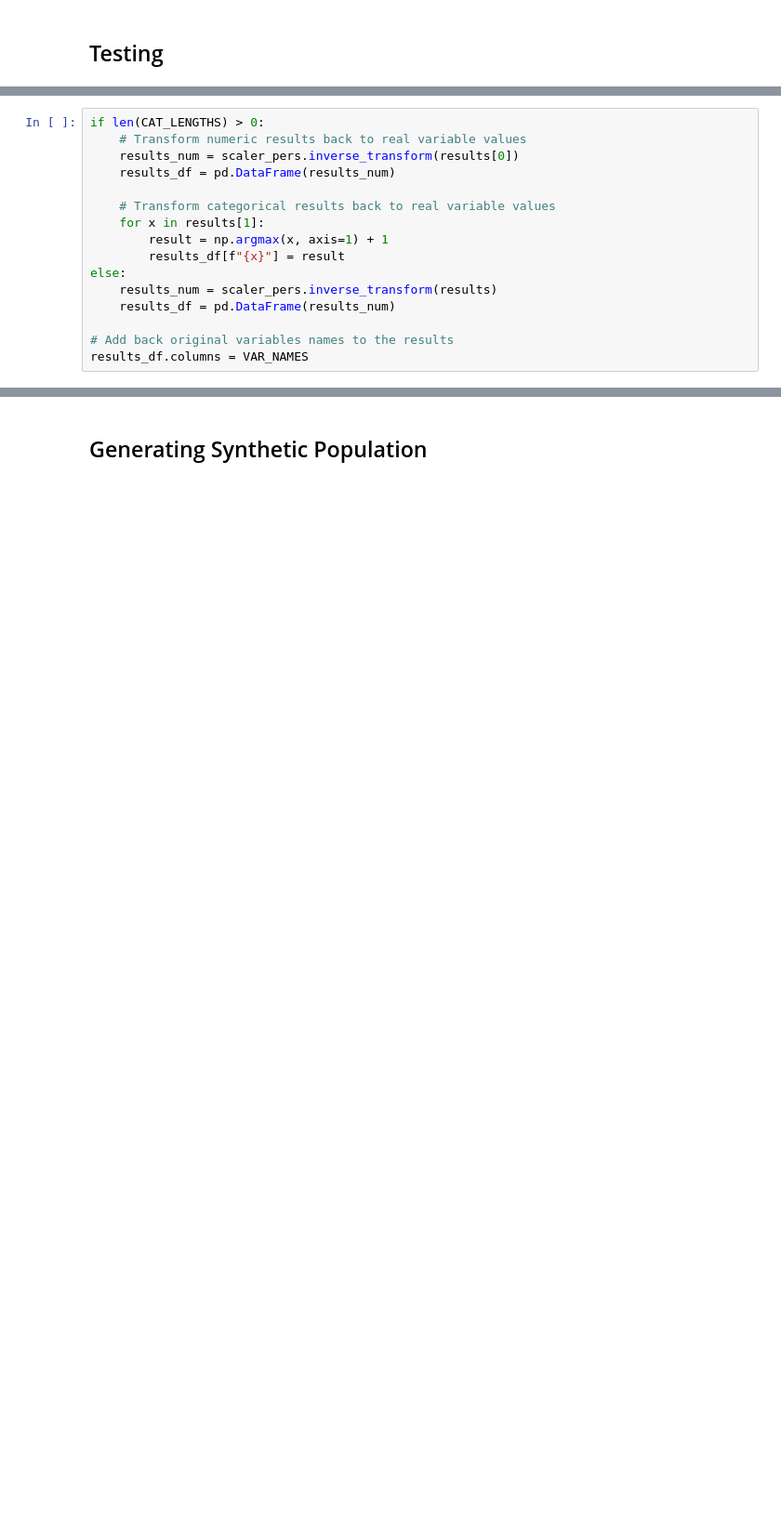
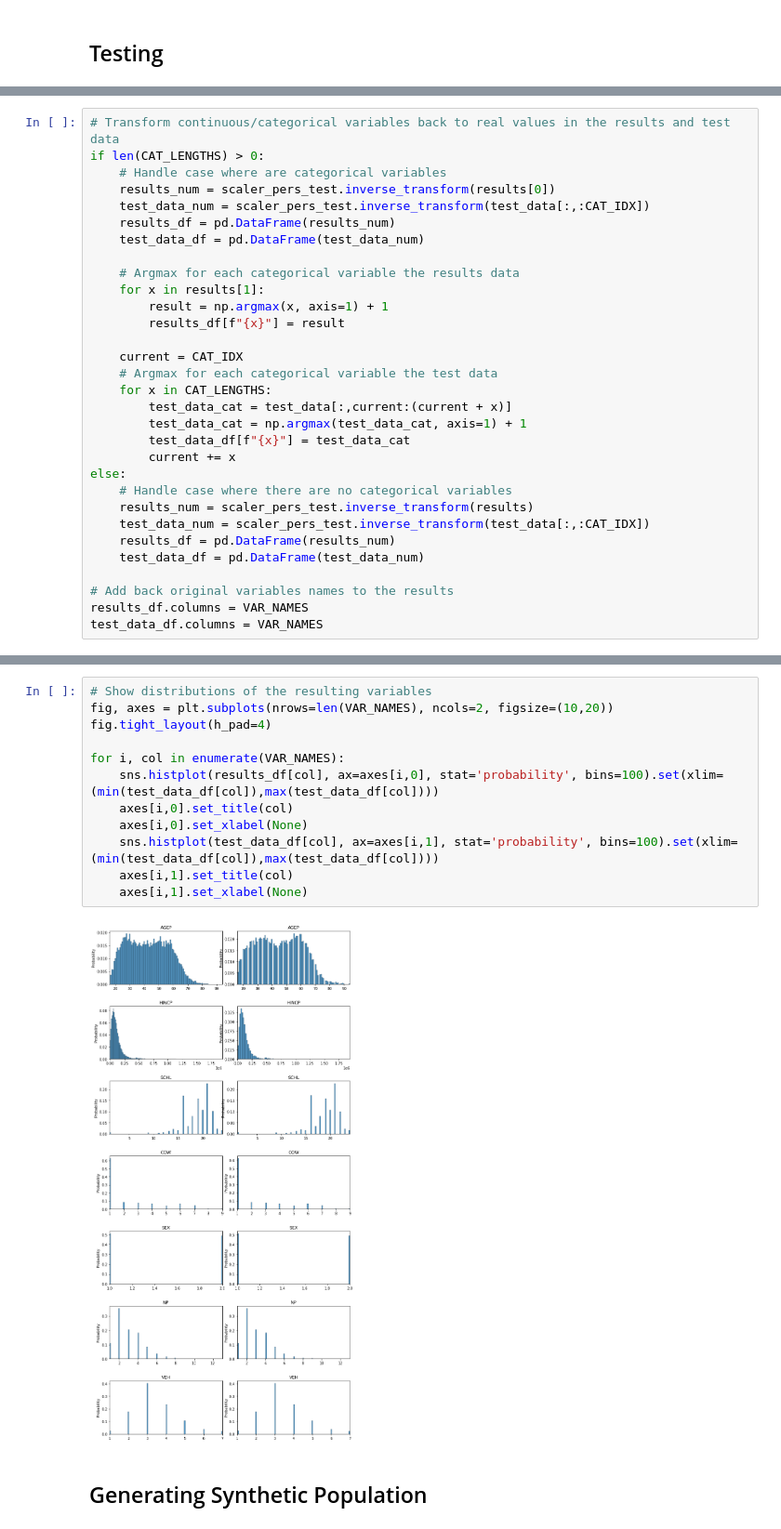
Before and after one commit to zackAemmer/generative_synthesis, a Jupyter notebook: person_synthesizer.ipynb, the cells around one changed output, grey strips where cells are left out. Shown: that part at 93% size. Saved outputs shown, nothing was run; the diff lists cells and outputs as text; blank space fills up the shorter version.

```diff
--- a/person_synthesizer.ipynb
+++ b/person_synthesizer.ipynb
@@ -367,16 +381,31 @@ Categorical Variable Loss: 0.06494442373514175
 # %%
+# Transform continuous/categorical variables back to real values in the results and test data
 if len(CAT_LENGTHS) > 0:
-    # Transform numeric results back to real variable values
-    results_num = scaler_pers.inverse_transform(results[0])
+    # Handle case where are categorical variables
+    results_num = scaler_pers_test.inverse_transform(results[0])
+    test_data_num = scaler_pers_test.inverse_transform(test_data[:,:CAT_IDX])
     results_df = pd.DataFrame(results_num)
+    test_data_df = pd.DataFrame(test_data_num)
 
-    # Transform categorical results back to real variable values
+    # Argmax for each categorical variable the results data
     for x in results[1]:
         result = np.argmax(x, axis=1) + 1
         results_df[f"{x}"] = result
+
+    current = CAT_IDX
+    # Argmax for each categorical variable the test data
+    for x in CAT_LENGTHS:
+        test_data_cat = test_data[:,current:(current + x)]
+        test_data_cat = np.argmax(test_data_cat, axis=1) + 1
+        test_data_df[f"{x}"] = test_data_cat
+        current += x
 else:
-    results_num = scaler_pers.inverse_transform(results)
+    # Handle case where there are no categorical variables
+    results_num = scaler_pers_test.inverse_transform(results)
+    test_data_num = scaler_pers_test.inverse_transform(test_data[:,:CAT_IDX])
     results_df = pd.DataFrame(results_num)
+    test_data_df = pd.DataFrame(test_data_num)
 
 # Add back original variables names to the results
 results_df.columns = VAR_NAMES
+test_data_df.columns = VAR_NAMES
@@ -451,3 +412,17 @@ for col_idx in range(CAT_IDX, VAR_DIM):
+# %%
+# Show distributions of the resulting variables
+fig, axes = plt.subplots(nrows=len(VAR_NAMES), ncols=2, figsize=(10,20))
+fig.tight_layout(h_pad=4)
+
+for i, col in enumerate(VAR_NAMES):
+    sns.histplot(results_df[col], ax=axes[i,0], stat='probability', bins=100).set(xlim=(min(test_data_df[col]),max(test_data_df[col])))
+    axes[i,0].set_title(col)
+    axes[i,0].set_xlabel(None)
+    sns.histplot(test_data_df[col], ax=axes[i,1], stat='probability', bins=100).set(xlim=(min(test_data_df[col]),max(test_data_df[col])))
+    axes[i,1].set_title(col)
+    axes[i,1].set_xlabel(None)
+# %% [output]
+[figure, added]
 # %% [markdown]
 ## Generating Synthetic Population
 # %%
```
Also changed, not shown: parts of 30 cells of this notebook, 5 other files.
